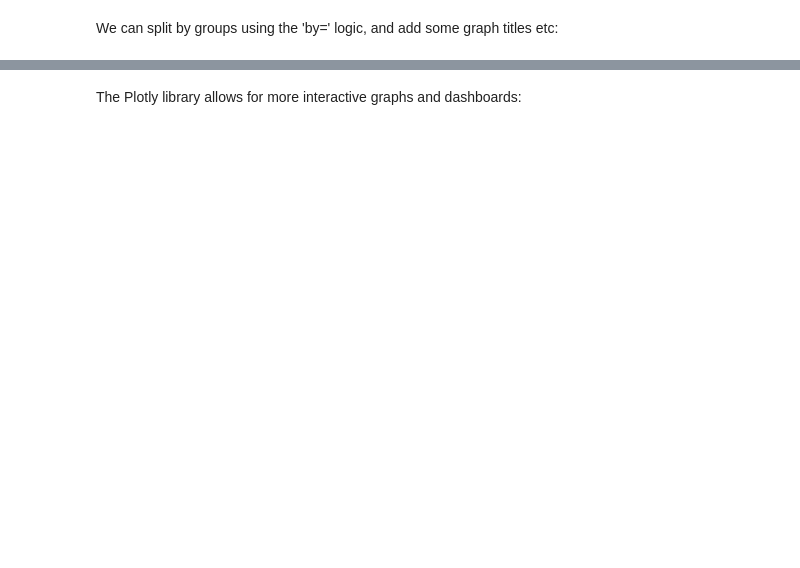
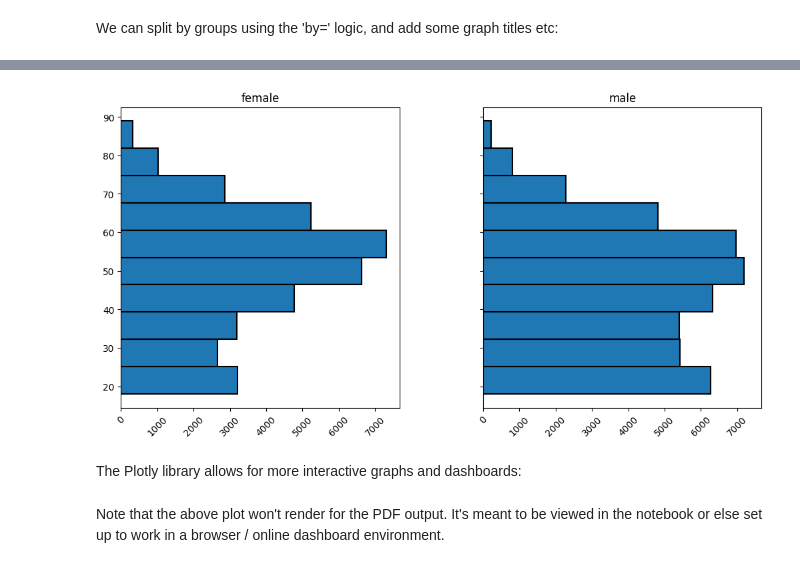
Before and after one commit to Goodfeelings/STA-6703-Big-Data, a Jupyter notebook: Notebooks/modules_0_and_1.ipynb, the cells around one changed output, grey strips where cells are left out. Cells and saved outputs as stored; diff of their text form; code cells hidden in the pictures; blank space fills up the shorter version.

```diff
--- a/Notebooks/modules_0_and_1.ipynb
+++ b/Notebooks/modules_0_and_1.ipynb
@@ -217,3 +254,17 @@ NSQIP_subset_df_clean['AGE'].hist(
+# %%
+NSQIP_subset_df_clean['AGE'].hist(
+    by=NSQIP_subset_df_clean['SEX'],
+    sharex=True,
+    sharey=True,
+    figsize=(12, 6),
+    bins=10,
+    edgecolor='black',
+    xrot=45,
+    orientation='horizontal',
+    linewidth=1.5,
+    );
+# %% [output]
+[figure, added]
 # %% [markdown]
 The Plotly library allows for more interactive graphs and dashboards:
 # %%
@@ -295,4 +346,6 @@ fig.update_layout(
     )
   )
 fig.show()
+# %% [markdown]
+Note that the above plot won't render for the PDF output. It's meant to be viewed in the notebook or else set up to work in a browser / online dashboard environment.
 # %%
```
Also changed, not shown: parts of 21 cells of this notebook, 1 other file.
